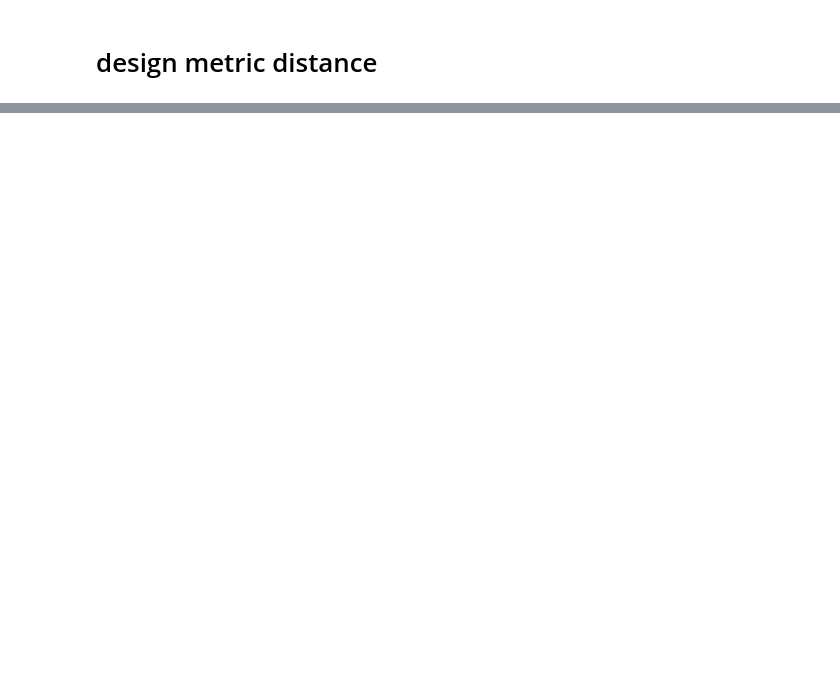
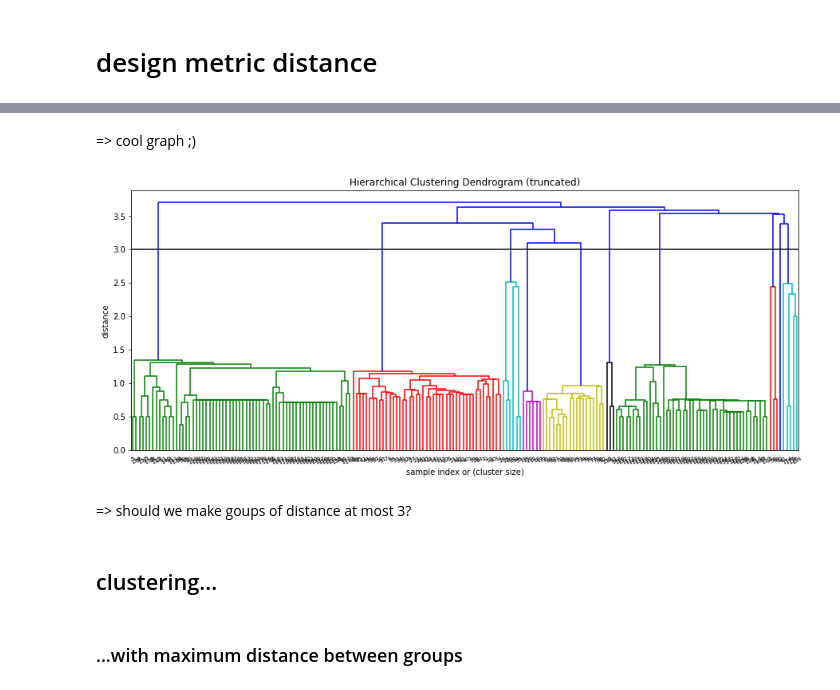
Before and after one commit to pauldubois98/NLP_MBTA, a Jupyter notebook: NLP_main.ipynb, the cells around one changed output, grey strips where cells are left out. Cells and saved outputs as stored; diff of their text form; code cells hidden in the pictures; blank space fills up the shorter version.

```diff
--- a/NLP_main.ipynb
+++ b/NLP_main.ipynb
@@ -888,0 +988,50 @@ WASHER - LOCK SPLIT RING 5/8 GD 8 ZINC YELLOW 100/PK
+# %% [markdown]
+=> cool graph ;)
+# %%
+def fancy_dendrogram(*args, **kwargs):
+    max_d = kwargs.pop('max_d', None)
+    if max_d and 'color_threshold' not in kwargs:
+        kwargs['color_threshold'] = max_d
+    annotate_above = kwargs.pop('annotate_above', 0)
+
+    ddata = dendrogram(*args, **kwargs)
+
+    if not kwargs.get('no_plot', False):
+        plt.title('Hierarchical Clustering Dendrogram (truncated)')
+        plt.xlabel('sample index or (cluster size)')
+        plt.ylabel('distance')
+        for i, d, c in zip(ddata['icoord'], ddata['dcoord'], ddata['color_list']):
+            x = 0.5 * sum(i[1:3])
+            y = d[1]
+            if y > annotate_above:
+                plt.plot(x, y, 'o', c=c)
+                plt.annotate("%.3g" % y, (x, y), xytext=(0, -5),
+                             textcoords='offset points',
+                             va='top', ha='center')
+        if max_d:
+            plt.axhline(y=max_d, c='k')
+    return ddata
+# %%
+plt.figure(figsize=(15, 6))
+plt.title('Hierarchical Clustering Dendrogram')
+plt.xlabel('sample index')
+plt.ylabel('distance')
+fancy_dendrogram(
+    Z,
+    truncate_mode='none',  # show only the last p merged clusters
+    p=12,  # show only the last p merged clusters, if  truncate_mode='lastp'
+    leaf_rotation=30., # (display) rotation of numbers on x-axis
+    leaf_font_size=7., # (display) size numbers on x-axis
+    annotate_above=40,
+    show_contracted=True,
+    max_d=3,
+)
+plt.show()
+# %% [output]
+[figure, added]
+# %% [markdown]
+=> should we make goups of distance at most 3?
+# %% [markdown]
+## clustering...
+# %% [markdown]
+### ...with maximum distance between groups
```
Also changed, not shown: parts of 25 cells of this notebook.
